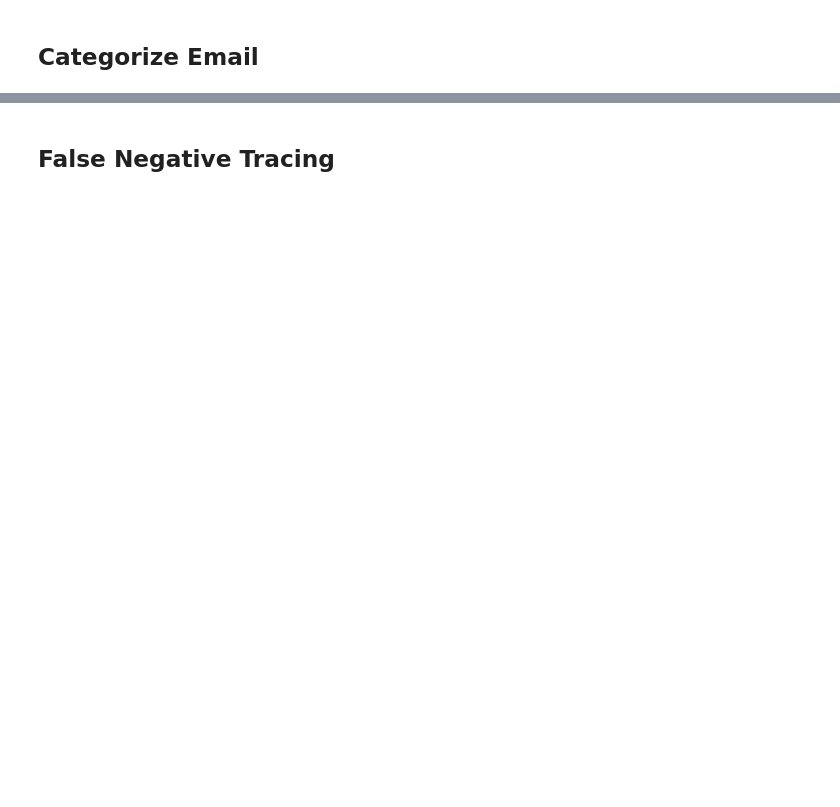
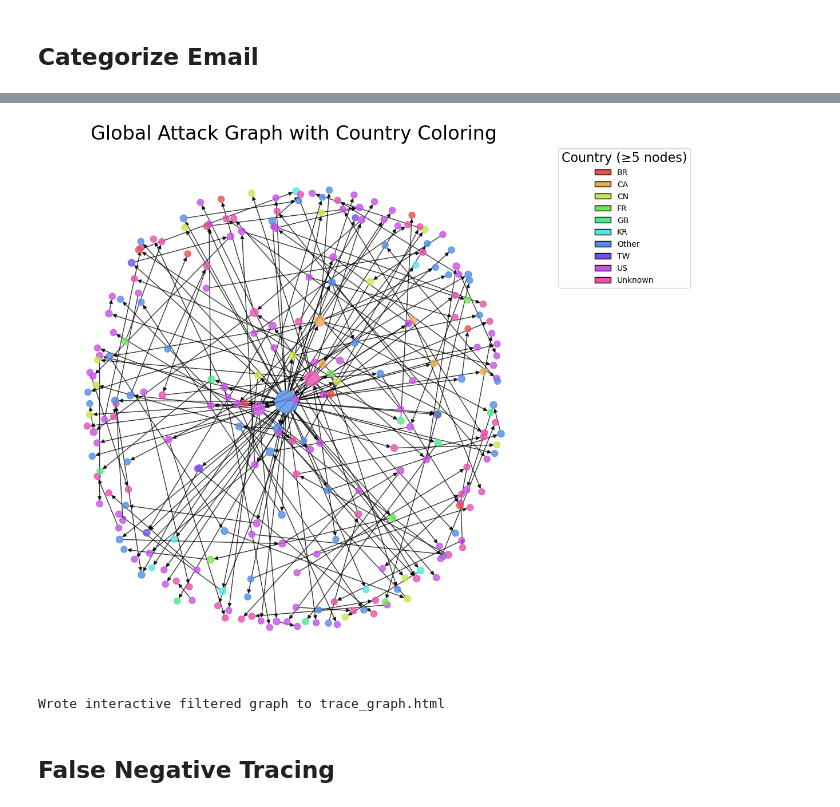
Before and after one commit to AustinCKR/COS30015_PracticalResearchProject, a Jupyter notebook: trace.ipynb, the cells around one changed output, grey strips where cells are left out. Drawn from its saved outputs; the diff is of its cells as text; code cells hidden in the pictures; blank space fills up the shorter version.

```diff
--- a/trace.ipynb
+++ b/trace.ipynb
@@ -301,7 +301,7 @@ if geo_field:
 else:
     country_map = {ip: 'Unknown' for ip in all_ips}
 
-# 1) Normalize and count occurrences
+# Normalize and count occurrences
 country_map = {
     ip: (country if country and country.strip() else 'Unknown')
     for ip, country in country_map.items()
@@ -309,7 +309,7 @@ country_map = {
 node_countries = [country_map.get(n, 'Unknown') for n in G.nodes()]
 counts = Counter(node_countries)
 
-# 2) Remap low-count countries to “Other”
+# Remap low-count countries to “Other”
 remapped = {}
 for ip, country in country_map.items():
     if counts[country] < 5:
@@ -318,11 +318,11 @@ for ip, country in country_map.items():
         remapped[ip] = country
 country_map = remapped
 
-# 3) Build the final list of buckets
+# Build the final list of buckets
 buckets = set(country_map.values())  # includes Unknown and Other
 all_buckets = sorted(buckets)
 
-# 4) Generate distinct colours around the HSV wheel
+# Generate distinct colours around the HSV wheel
 import colorsys, matplotlib as mpl
 n = len(all_buckets)
 hsv = [colorsys.hsv_to_rgb(i/n, 0.65, 0.9) for i in range(n)]
@@ -331,10 +331,10 @@ cmap = {
     for i, bucket in enumerate(all_buckets)
 }
 
-# 5) Assign node colours
+# Assign node colours
 colors = [cmap[country_map.get(n, 'Other')] for n in G.nodes()]
 
-# 6) Draw the graph
+# Draw the graph
 fig, ax = plt.subplots(figsize=(14,12))
 nx.draw(
     G,
@@ -347,7 +347,7 @@ nx.draw(
 )
 ax.set_title("Global Attack Graph with Country Coloring", fontsize=24)
 
-# 7) Build and place the legend
+# Build and place the legend
 handles = [
     Patch(facecolor=cmap[b], edgecolor='k', label=b)
     for b in all_buckets
@@ -365,7 +365,6 @@ ax.legend(
 fig.subplots_adjust(right=0.75)
 plt.show()
 
-# Build IP→categories mapping
 # Build IP→categories mapping
 ip_categories = {}
 for hdr in headers_list:
@@ -419,7 +418,7 @@ for u, v in G.edges():
     net.add_edge(u, v)
 
 # Write and post-process HTML
-html_path = 'false_negative_graph.html'
+html_path = 'trace_graph.html'
 net.write_html(html_path, notebook=False)
 
 # Adding filter panel to dynamically filter groups
@@ -432,33 +431,36 @@ filter_panel = """
   <label><input type="checkbox" checked onclick="toggleGroup('malware')"> Malware</label><br>
   <label><input type="checkbox" checked onclick="toggleGroup('scam')"> Scam</label><br>
   <label><input type="checkbox" checked onclick="toggleGroup('notification')"> Notification</label><br>
   <label><input type="checkbox" checked onclick="toggleGroup('other')"> Other</label><br>
 <label><input type="checkbox" checked onclick="toggleGroup('mixed')"> Mixed</label><br>
 </div>
 <script type="text/javascript">
   function toggleGroup(groupName) {
     const nodes = network.body.data.nodes.get({
       filter: node => node.group === groupName
     });
     const visible = document.querySelector(
       "input[onclick=\\"toggleGroup('" + groupName + "')\\"]"
     ).checked;
     nodes.forEach(n => {
       network.body.data.nodes.update({ id: n.id, hidden: !visible });
     });
   }
 </script>
 </body>
 """
 
 # Append filter panel and save HTML
 with open(html_path, 'r', encoding='utf-8') as f:
     content = f.read()
 content = content.replace('</body>', filter_panel)
 with open(html_path, 'w', encoding='utf-8') as f:
     f.write(content)
 
 print(f"Wrote interactive filtered graph to {html_path}")
+# %% [output]
+[figure, added]
+Wrote interactive filtered graph to trace_graph.html
 # %%
 # Cell 6: Save CSV outputs (optional)
 
```
Also changed, not shown: parts of 4 cells of this notebook, 2 other files.
